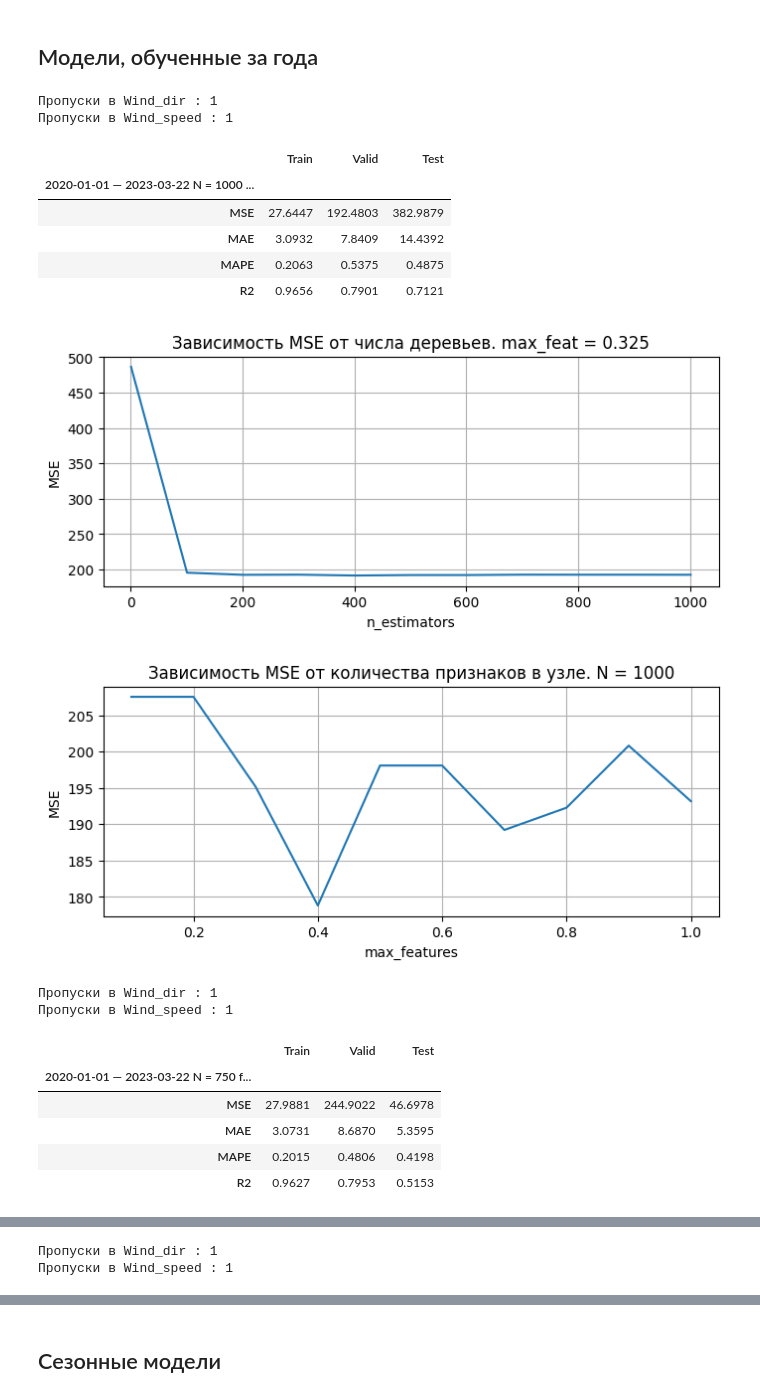
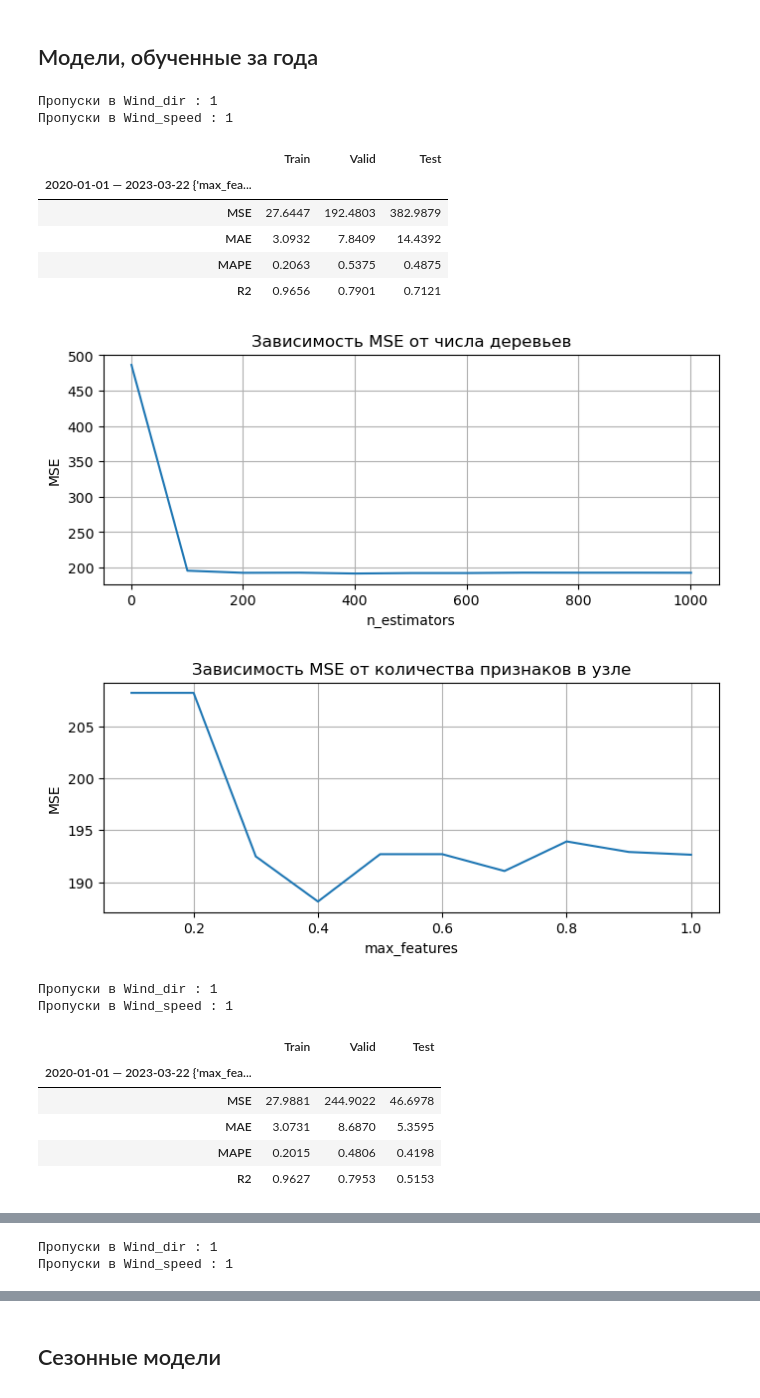
Before and after one commit to Nikita-Lev/Forecasting-PM-2.5-in-the-atmosphere-of-Krasnoyarsk, a Jupyter notebook: Random Forest/Random Forest.ipynb, the cells around one changed output, grey strips where cells are left out. Drawn from its saved outputs; the diff is of its cells as text; code cells hidden in the pictures.

```diff
--- a/Random Forest/Random Forest.ipynb
+++ b/Random Forest/Random Forest.ipynb
@@ -295,28 +26,30 @@ params
  'max_features': array([0.1  , 0.325, 0.55 , 0.775, 1.   ])}
 # %% [markdown]
 ## Модели, обученные за года
+# %%
+model = RandomForestRegressor(random_state = 100)
 # %%
 # Срез данных от begin до end
 begin, end = '2020-01-01', '2023-04-06'
 
 for season in ['winters', 'springs', 'summers', 'autumns']:
     test_index = pd.read_csv(f"../data/test_index.csv", sep = ';', dayfirst=True, parse_dates = [season])[season].values
-    RandForestForecast(sensor, fill, district, begin, end, season = '', test_index = test_index, params = params, gridSearch = True, paramDependencies = True, plotRes = False, featImp = False)
+    ModelProcessing(model, sensor, fill, district, begin, end, season = '', test_index = test_index, params = params, gridSearch = True, paramDependencies = True, plotRes = False, featImp = False)
 # %% [output]
 Пропуски в Wind_dir : 1
 Пропуски в Wind_speed : 1
 |  | Train | Valid | Test |
-| 2020-01-01 — 2023-03-22 N = 1000 ... |  |  |  |
+| 2020-01-01 — 2023-03-22 {'max_fea... |  |  |  |
 | MSE | 27.6447 | 192.4803 | 382.9879 |
 | MAE | 3.0932 | 7.8409 | 14.4392 |
 | MAPE | 0.2063 | 0.5375 | 0.4875 |
 | R2 | 0.9656 | 0.7901 | 0.7121 |
-[figure, old version]
+[figure, new version]
-[figure, old version]
+[figure, new version]
 Пропуски в Wind_dir : 1
 Пропуски в Wind_speed : 1
 |  | Train | Valid | Test |
-| 2020-01-01 — 2023-03-22 N = 750 f... |  |  |  |
+| 2020-01-01 — 2023-03-22 {'max_fea... |  |  |  |
 | MSE | 27.9881 | 244.9022 | 46.6978 |
 | MAE | 3.0731 | 8.6870 | 5.3595 |
 | MAPE | 0.2015 | 0.4806 | 0.4198 |
```
Also changed, not shown: parts of 8 cells of this notebook.
